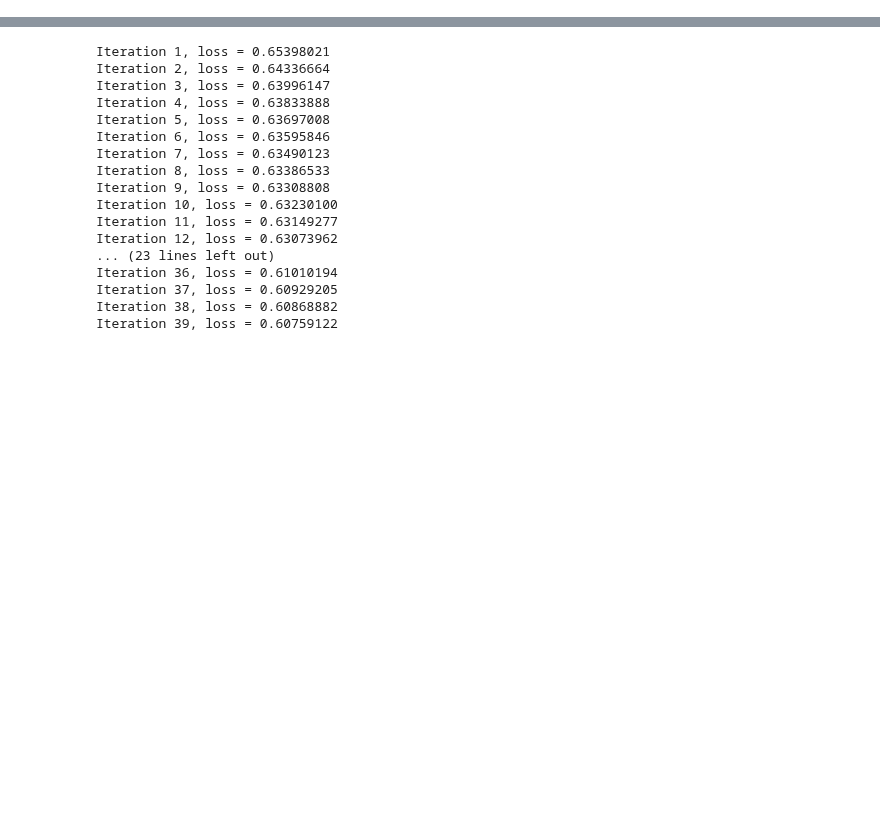
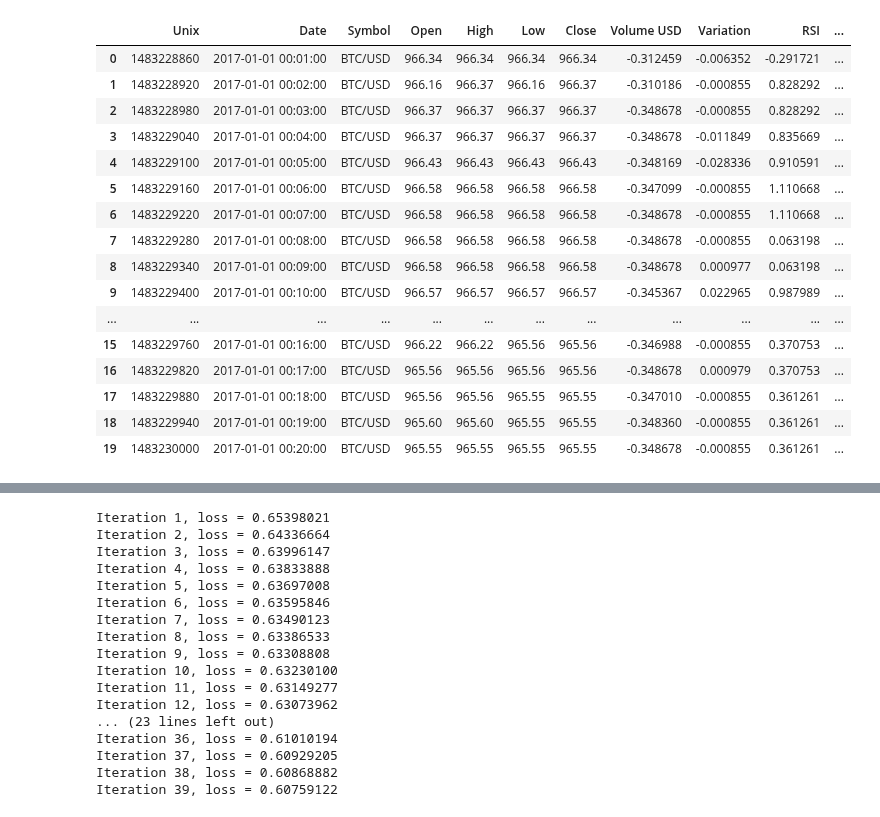
Before and after one commit to Alexis-Fauxbaton/Financial-Predictions, a Jupyter notebook: predict_1m.ipynb, the cells around one changed output, grey strips where cells are left out. Drawn from its saved outputs; the diff is of its cells as text; code cells hidden in the pictures; blank space fills up the shorter version.

```diff
--- a/predict_1m.ipynb
+++ b/predict_1m.ipynb
@@ -26,4 +26,24 @@ data
 2674996 rows × 15 columns
+# %%
+data[0:20]
+# %% [output]
+|  | Unix | Date | Symbol | Open | High | Low | Close | Volume USD | Variation | RSI | ... |
+| 0 | 1483228860 | 2017-01-01 00:01:00 | BTC/USD | 966.34 | 966.34 | 966.34 | 966.34 | -0.312459 | -0.006352 | -0.291721 | ... |
+| 1 | 1483228920 | 2017-01-01 00:02:00 | BTC/USD | 966.16 | 966.37 | 966.16 | 966.37 | -0.310186 | -0.000855 | 0.828292 | ... |
+| 2 | 1483228980 | 2017-01-01 00:03:00 | BTC/USD | 966.37 | 966.37 | 966.37 | 966.37 | -0.348678 | -0.000855 | 0.828292 | ... |
+| 3 | 1483229040 | 2017-01-01 00:04:00 | BTC/USD | 966.37 | 966.37 | 966.37 | 966.37 | -0.348678 | -0.011849 | 0.835669 | ... |
+| 4 | 1483229100 | 2017-01-01 00:05:00 | BTC/USD | 966.43 | 966.43 | 966.43 | 966.43 | -0.348169 | -0.028336 | 0.910591 | ... |
+| 5 | 1483229160 | 2017-01-01 00:06:00 | BTC/USD | 966.58 | 966.58 | 966.58 | 966.58 | -0.347099 | -0.000855 | 1.110668 | ... |
+| 6 | 1483229220 | 2017-01-01 00:07:00 | BTC/USD | 966.58 | 966.58 | 966.58 | 966.58 | -0.348678 | -0.000855 | 1.110668 | ... |
+| 7 | 1483229280 | 2017-01-01 00:08:00 | BTC/USD | 966.58 | 966.58 | 966.58 | 966.58 | -0.348678 | -0.000855 | 0.063198 | ... |
+| 8 | 1483229340 | 2017-01-01 00:09:00 | BTC/USD | 966.58 | 966.58 | 966.58 | 966.58 | -0.348678 | 0.000977 | 0.063198 | ... |
+| 9 | 1483229400 | 2017-01-01 00:10:00 | BTC/USD | 966.57 | 966.57 | 966.57 | 966.57 | -0.345367 | 0.022965 | 0.987989 | ... |
+| ... | ... | ... | ... | ... | ... | ... | ... | ... | ... | ... | ... |
+| 15 | 1483229760 | 2017-01-01 00:16:00 | BTC/USD | 966.22 | 966.22 | 965.56 | 965.56 | -0.346988 | -0.000855 | 0.370753 | ... |
+| 16 | 1483229820 | 2017-01-01 00:17:00 | BTC/USD | 965.56 | 965.56 | 965.56 | 965.56 | -0.348678 | 0.000979 | 0.370753 | ... |
+| 17 | 1483229880 | 2017-01-01 00:18:00 | BTC/USD | 965.56 | 965.56 | 965.55 | 965.55 | -0.347010 | -0.000855 | 0.361261 | ... |
+| 18 | 1483229940 | 2017-01-01 00:19:00 | BTC/USD | 965.60 | 965.60 | 965.55 | 965.55 | -0.348360 | -0.000855 | 0.361261 | ... |
+| 19 | 1483230000 | 2017-01-01 00:20:00 | BTC/USD | 965.55 | 965.55 | 965.55 | 965.55 | -0.348678 | -0.000855 | 0.361261 | ... |
 # %%
 predict_data = data.copy().drop(["Open","Close","High","Low", "Symbol"],axis=1)
 max_days = 5
```
Also changed, not shown: parts of 18 cells of this notebook, 2 other files.
